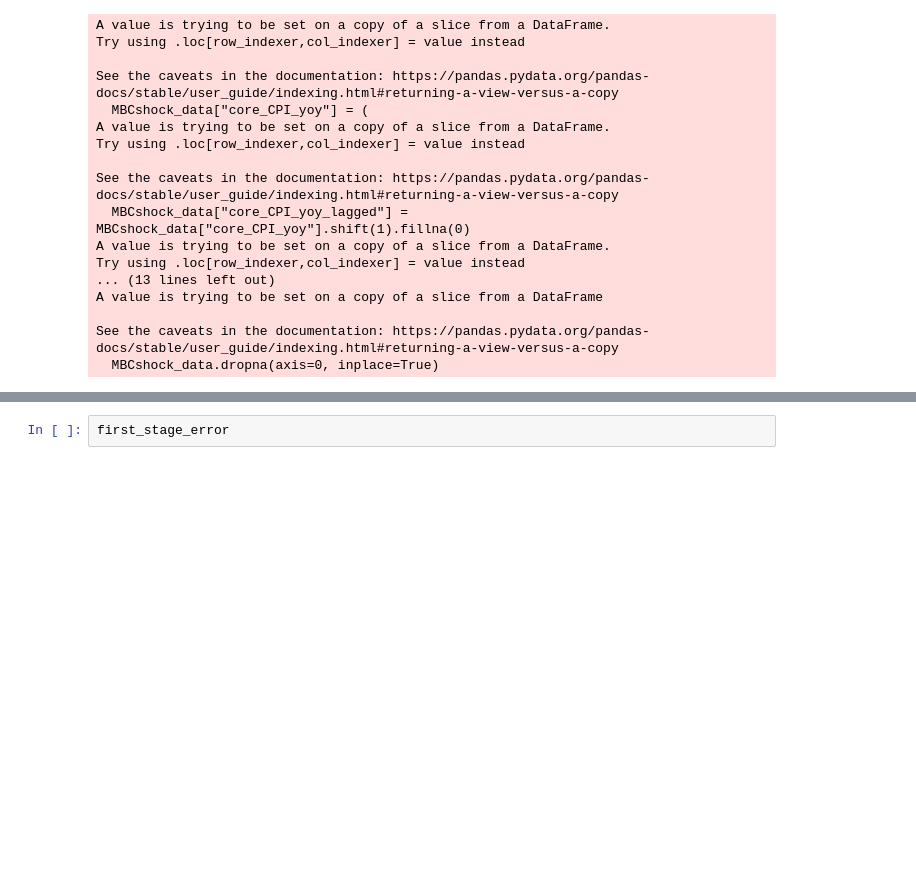
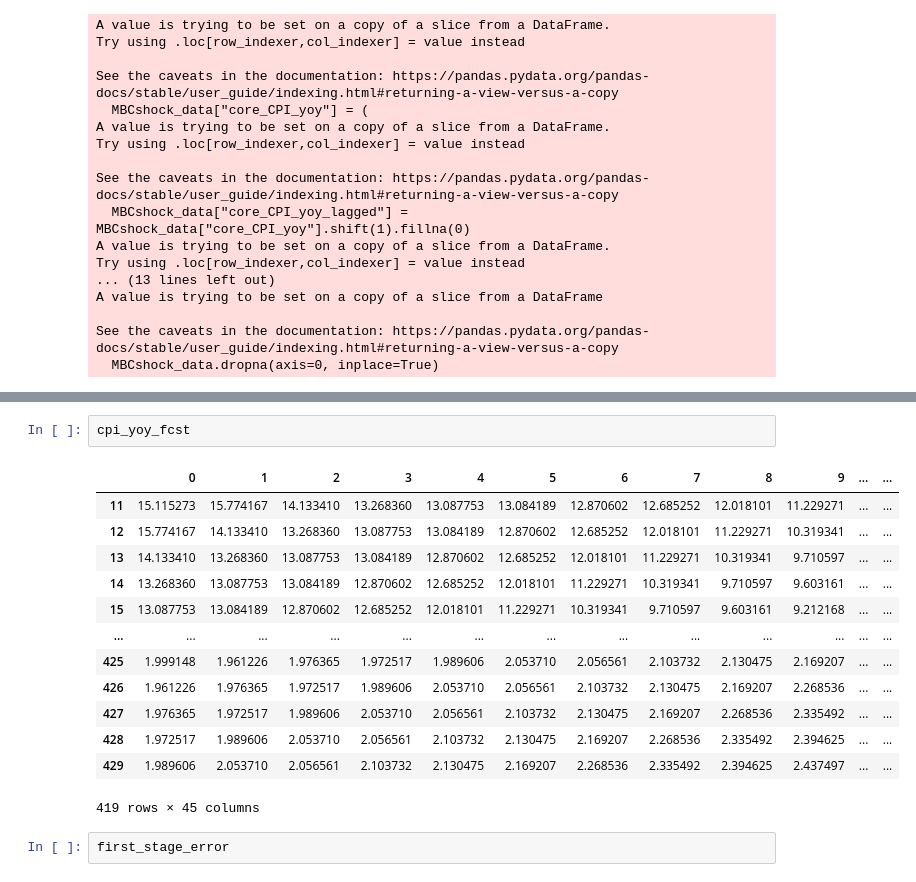
Before and after one commit to eliottmlg/SP-IV-replication, a Jupyter notebook: tests.ipynb, the cells around one changed output, grey strips where cells are left out. Cells and saved outputs as stored; diff of their text form; blank space fills up the shorter version.

```diff
--- a/tests.ipynb
+++ b/tests.ipynb
@@ -176,3 +316,19 @@ u = u(np.array([2,4]))
+# %%
+cpi_yoy_fcst
+# %% [output]
+|  | 0 | 1 | 2 | 3 | 4 | 5 | 6 | 7 | 8 | 9 | ... | ... |
+| 11 | 15.115273 | 15.774167 | 14.133410 | 13.268360 | 13.087753 | 13.084189 | 12.870602 | 12.685252 | 12.018101 | 11.229271 | ... | ... |
+| 12 | 15.774167 | 14.133410 | 13.268360 | 13.087753 | 13.084189 | 12.870602 | 12.685252 | 12.018101 | 11.229271 | 10.319341 | ... | ... |
+| 13 | 14.133410 | 13.268360 | 13.087753 | 13.084189 | 12.870602 | 12.685252 | 12.018101 | 11.229271 | 10.319341 | 9.710597 | ... | ... |
+| 14 | 13.268360 | 13.087753 | 13.084189 | 12.870602 | 12.685252 | 12.018101 | 11.229271 | 10.319341 | 9.710597 | 9.603161 | ... | ... |
+| 15 | 13.087753 | 13.084189 | 12.870602 | 12.685252 | 12.018101 | 11.229271 | 10.319341 | 9.710597 | 9.603161 | 9.212168 | ... | ... |
+| ... | ... | ... | ... | ... | ... | ... | ... | ... | ... | ... | ... | ... |
+| 425 | 1.999148 | 1.961226 | 1.976365 | 1.972517 | 1.989606 | 2.053710 | 2.056561 | 2.103732 | 2.130475 | 2.169207 | ... | ... |
+| 426 | 1.961226 | 1.976365 | 1.972517 | 1.989606 | 2.053710 | 2.056561 | 2.103732 | 2.130475 | 2.169207 | 2.268536 | ... | ... |
+| 427 | 1.976365 | 1.972517 | 1.989606 | 2.053710 | 2.056561 | 2.103732 | 2.130475 | 2.169207 | 2.268536 | 2.335492 | ... | ... |
+| 428 | 1.972517 | 1.989606 | 2.053710 | 2.056561 | 2.103732 | 2.130475 | 2.169207 | 2.268536 | 2.335492 | 2.394625 | ... | ... |
+| 429 | 1.989606 | 2.053710 | 2.056561 | 2.103732 | 2.130475 | 2.169207 | 2.268536 | 2.335492 | 2.394625 | 2.437497 | ... | ... |
+419 rows × 45 columns
 # %%
 first_stage_error
 # %% [output]
```
Also changed, not shown: parts of 8 cells of this notebook.
